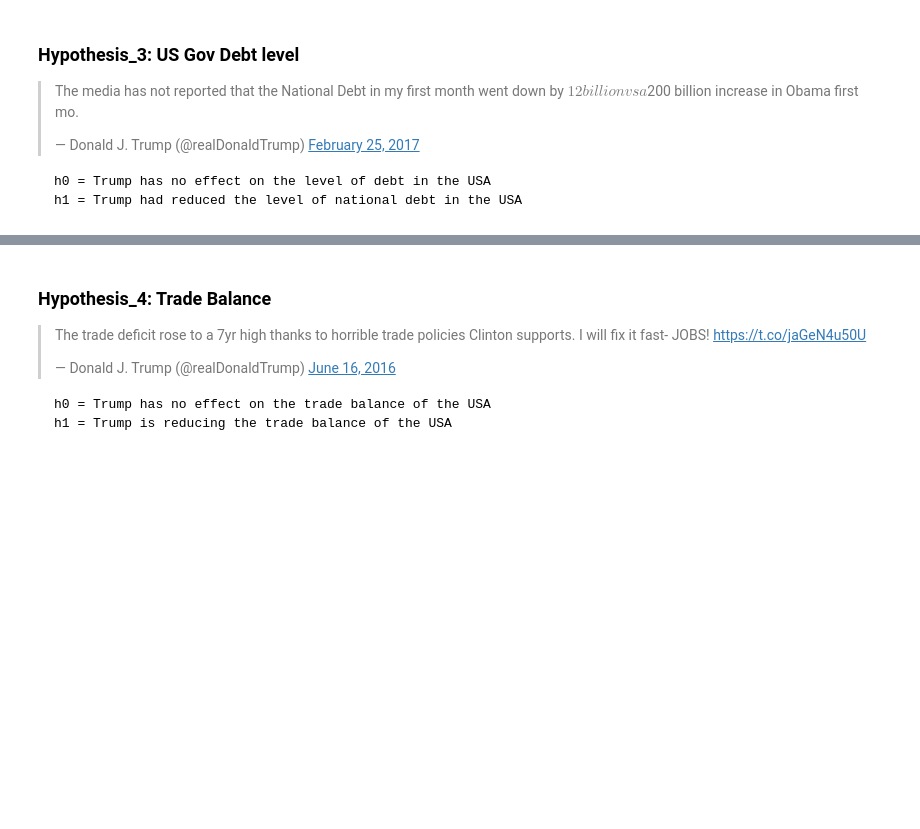
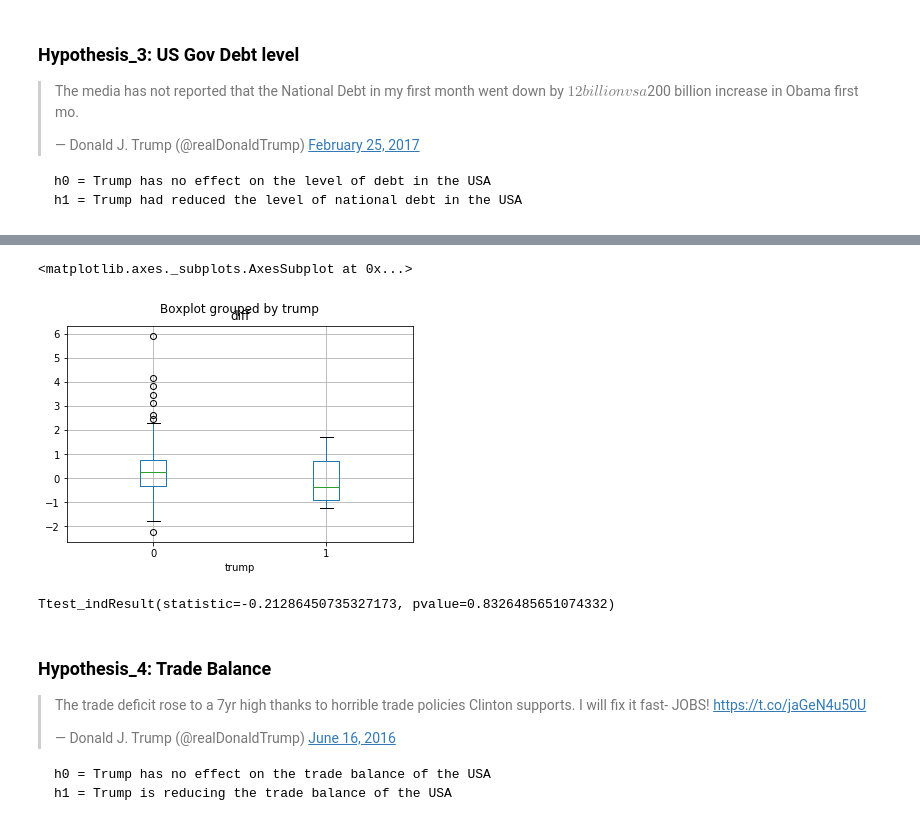
Before and after one commit to Carterbouley/mod_3_project, a Jupyter notebook: DONT_TOUCH.ipynb, the cells around one changed output, grey strips where cells are left out. Saved outputs shown, nothing was run; the diff lists cells and outputs as text; code cells hidden in the pictures; blank space fills up the shorter version.

```diff
--- a/DONT_TOUCH.ipynb
+++ b/DONT_TOUCH.ipynb
@@ -220,0 +255,5 @@ u_p.tail()
+# %%
+df_d = debt.merge(presidents, on='monthyear', how='left')
+d_p = df_d[['Date','Value','diff', 'president']]
+d_p['president'] = d_p['president'].fillna(method='backfill')
+d_p.president.fillna('Donald Trump', inplace = True)
@@ -330,3 +436,14 @@ As p-value is greater than 0.05 we cannot reject the null hypothesis of identica
 
     h0 = Trump has no effect on the level of debt in the USA
     h1 = Trump had reduced the level of national debt in the USA
+# %%
+d_p['trump'] = d_p['president'].apply(lambda x: 1 if x=='Donald Trump' else 0)
+
+trump_d = d_p.loc[(d_p['president'] == 'Donald Trump')]
+other_d = d_p.loc[(d_p['president'] != 'Donald Trump')]
+
+
+print(round(trump_d['diff'].mean(),2))
+print(round(trump_d['diff'].var(),2))
+print(round(other_d['diff'].mean(),2))
+print(round(other_d['diff'].var()),2)
@@ -333,3 +460,14 @@ As p-value is greater than 0.05 we cannot reject the null hypothesis of identica
+# %%
+d_p.boxplot(column=['diff'], by='trump')
+# %% [output]
+<matplotlib.axes._subplots.AxesSubplot at 0x...>
+[figure, added]
+# %%
+# Welch’s t-test (Scipy), which does not assume equal population variance
+
+stats.ttest_ind(trump_s['diff'],other_s['diff'], equal_var = False)
+# %% [output]
+Ttest_indResult(statistic=-0.21286450735327173, pvalue=0.8326485651074332)
 # %% [markdown]
 ### Hypothesis_4: Trade Balance
 
```
Also changed, not shown: parts of 28 cells of this notebook.
